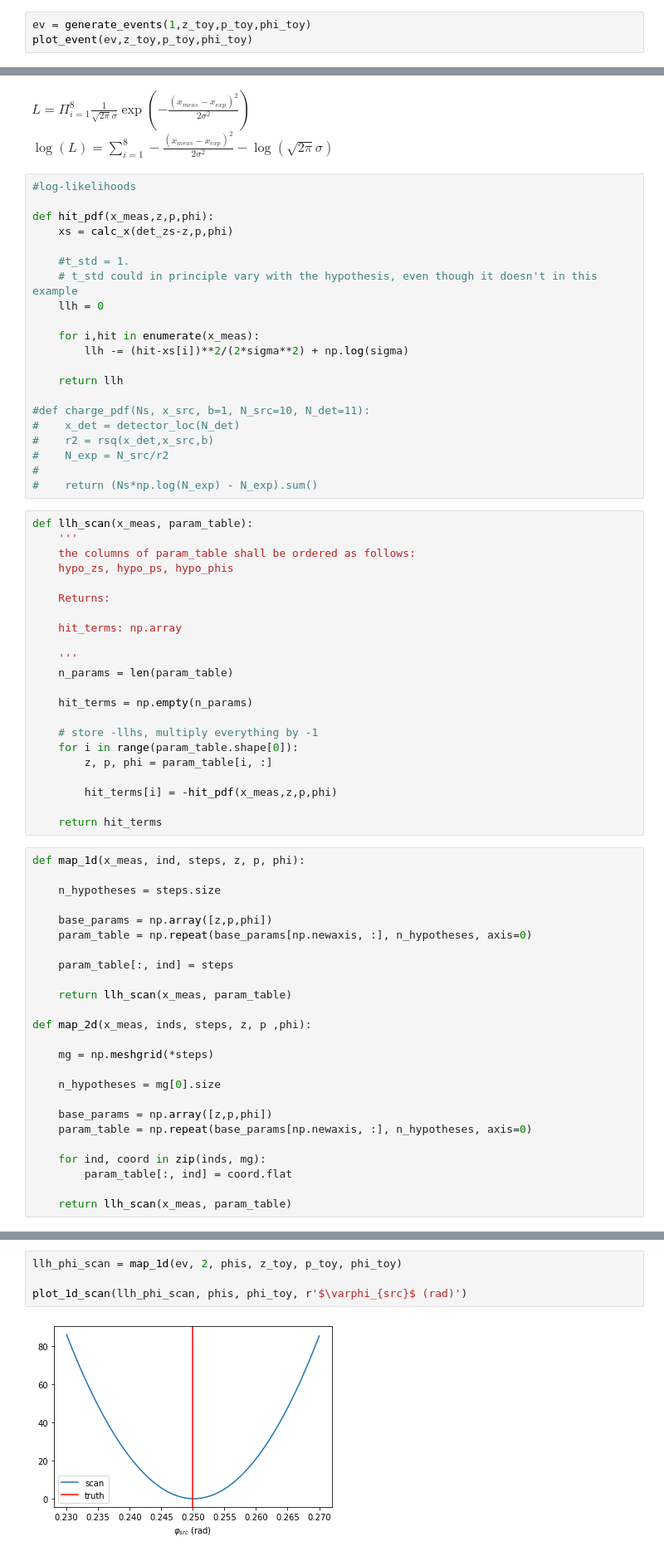
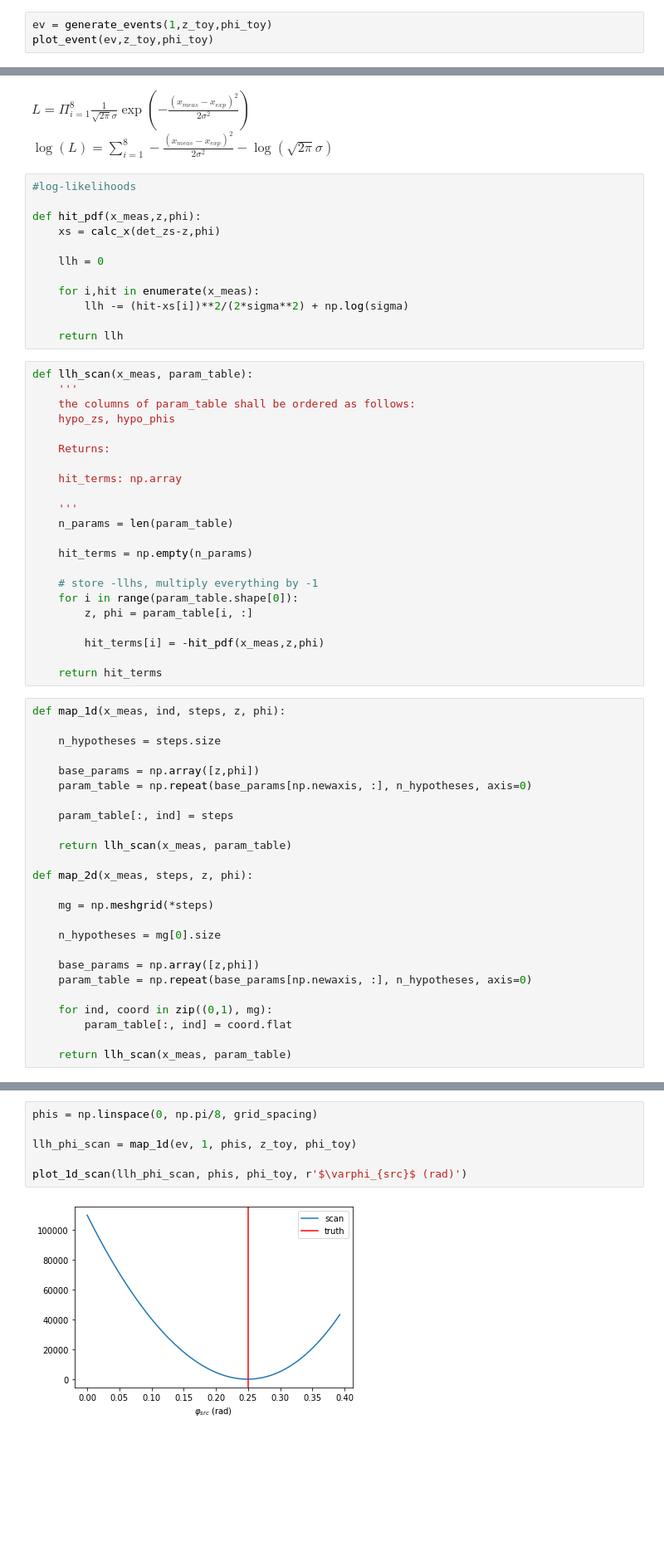
Before and after one commit to ekraegeloh/ML_tracking, a Jupyter notebook: track_reco/LLH_NN/Tracker toy model v0.ipynb, the cells around one changed output, grey strips where cells are left out. Shown at 83% size. Drawn from its saved outputs; the diff is of its cells as text; blank space fills up the shorter version.

```diff
--- a/track_reco/LLH_NN/Tracker toy model v0.ipynb
+++ b/track_reco/LLH_NN/Tracker toy model v0.ipynb
@@ -158,6 +127,6 @@ def plot_event(x_meas,z,p,phi):
 
     ax.legend(loc='upper right', bbox_to_anchor=(1.2, 1.0))
 # %%
-ev = generate_events(1,z_toy,p_toy,phi_toy)
-plot_event(ev,z_toy,p_toy,phi_toy)
+ev = generate_events(1,z_toy,phi_toy)
+plot_event(ev,z_toy,phi_toy)
 # %% [output]
@@ -168,29 +137,20 @@ $\log(L) = \sum_{i=1}^8 -\frac{(x_{meas}-x_{exp})^2}{2\sigma^2} - \log(\sqrt{2\p
 # %%
 #log-likelihoods
 
-def hit_pdf(x_meas,z,p,phi):
-    xs = calc_x(det_zs-z,p,phi)
+def hit_pdf(x_meas,z,phi):
+    xs = calc_x(det_zs-z,phi)
 
-    #t_std = 1.
-    # t_std could in principle vary with the hypothesis, even though it doesn't in this example
     llh = 0
 
     for i,hit in enumerate(x_meas):
         llh -= (hit-xs[i])**2/(2*sigma**2) + np.log(sigma)
 
     return llh
-
-#def charge_pdf(Ns, x_src, b=1, N_src=10, N_det=11):
-#    x_det = detector_loc(N_det)
-#    r2 = rsq(x_det,x_src,b)
-#    N_exp = N_src/r2
-#
-#    return (Ns*np.log(N_exp) - N_exp).sum()
 # %%
 def llh_scan(x_meas, param_table):
     '''
     the columns of param_table shall be ordered as follows:
-    hypo_zs, hypo_ps, hypo_phis
+    hypo_zs, hypo_phis
 
     Returns:
 
@@ -203,33 +163,33 @@ def llh_scan(x_meas, param_table):
 
     # store -llhs, multiply everything by -1
     for i in range(param_table.shape[0]):
-        z, p, phi = param_table[i, :]
+        z, phi = param_table[i, :]
 
-        hit_terms[i] = -hit_pdf(x_meas,z,p,phi)
+        hit_terms[i] = -hit_pdf(x_meas,z,phi)
 
     return hit_terms
 # %%
-def map_1d(x_meas, ind, steps, z, p, phi):
+def map_1d(x_meas, ind, steps, z, phi):
 
     n_hypotheses = steps.size
 
-    base_params = np.array([z,p,phi])
+    base_params = np.array([z,phi])
     param_table = np.repeat(base_params[np.newaxis, :], n_hypotheses, axis=0)
 
     param_table[:, ind] = steps
 
     return llh_scan(x_meas, param_table)
 
-def map_2d(x_meas, inds, steps, z, p ,phi):
+def map_2d(x_meas, steps, z, phi):
 
     mg = np.meshgrid(*steps)
 
     n_hypotheses = mg[0].size
 
-    base_params = np.array([z,p,phi])
+    base_params = np.array([z,phi])
     param_table = np.repeat(base_params[np.newaxis, :], n_hypotheses, axis=0)
 
-    for ind, coord in zip(inds, mg):
+    for ind, coord in zip((0,1), mg):
         param_table[:, ind] = coord.flat
 
     return llh_scan(x_meas, param_table)
@@ -321,6 +276,8 @@ plot_1d_scan(llh_z_scan, zs, z_toy, '$z_{src}$ (m)')
 # %%
-llh_phi_scan = map_1d(ev, 2, phis, z_toy, p_toy, phi_toy)
+phis = np.linspace(0, np.pi/8, grid_spacing)
+
+llh_phi_scan = map_1d(ev, 1, phis, z_toy, phi_toy)
 
 plot_1d_scan(llh_phi_scan, phis, phi_toy, r'$\varphi_{src}$ (rad)')
 # %% [output]
-[figure, old version]
+[figure, new version]
```
Also changed, not shown: parts of 42 cells of this notebook, 1 other file.
